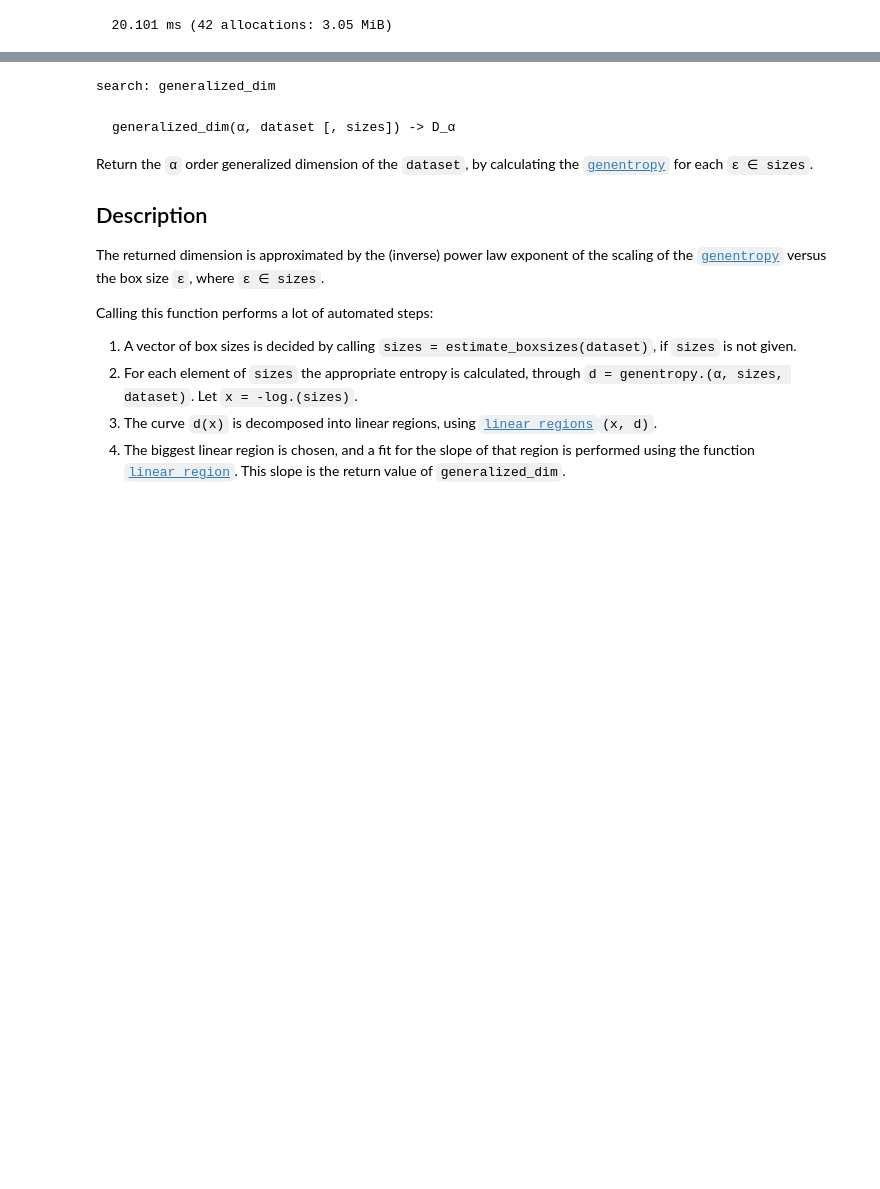
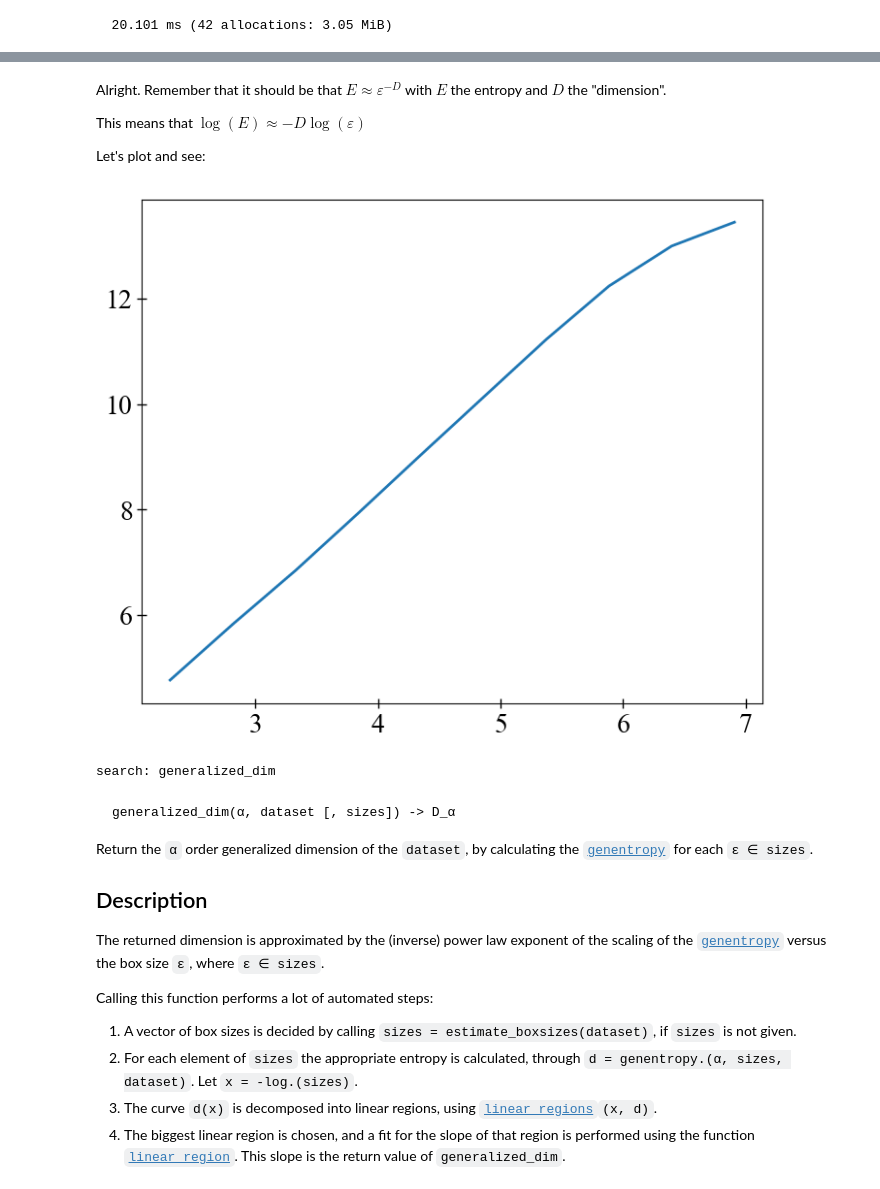
Before and after one commit to xorJane/tutorials, a Jupyter notebook: 5. Entropies & Dimensions.ipynb, the cells around one changed output, grey strips where cells are left out. Drawn from its saved outputs; the diff is of its cells as text; code cells hidden in the pictures; blank space fills up the shorter version.

```diff
--- a/5. Entropies & Dimensions.ipynb
+++ b/5. Entropies & Dimensions.ipynb
@@ -88,0 +123,5 @@ Most of the time these dimensions indicate some kind of scaling behavior. This i
+# %%
+# I want to compute `genentropy` for different ε.
+# Which ε to use?...
+# Let's do logspace based guess...
+ες = logspace(-3, -1, 10)
@@ -88,0 +159,6 @@ Most of the time these dimensions indicate some kind of scaling behavior. This i
+# %%
+Es = zeros(ες)
+for (i, ε) ∈ enumerate(ες)
+    Es[i] = genentropy(1, ε, tr)
+end
+Es
@@ -89,3 +177,14 @@ Most of the time these dimensions indicate some kind of scaling behavior. This i
+# %% [markdown]
+Alright. Remember that it should be that $ E \approx \varepsilon^{-D}$ with $E$ the entropy and $D$ the "dimension".
+
+This means that $\log(E) \approx -D\log(\varepsilon)$
+
+Let's plot and see:
+# %%
+using PyPlot; figure(figsize = (8,6))
+plot(-log.(ες), Es);
+# %% [output]
+[figure, added]
 # %%
 ?generalized_dim
 # %% [output]
```
Also changed, not shown: parts of 13 cells of this notebook, 3 other files.
